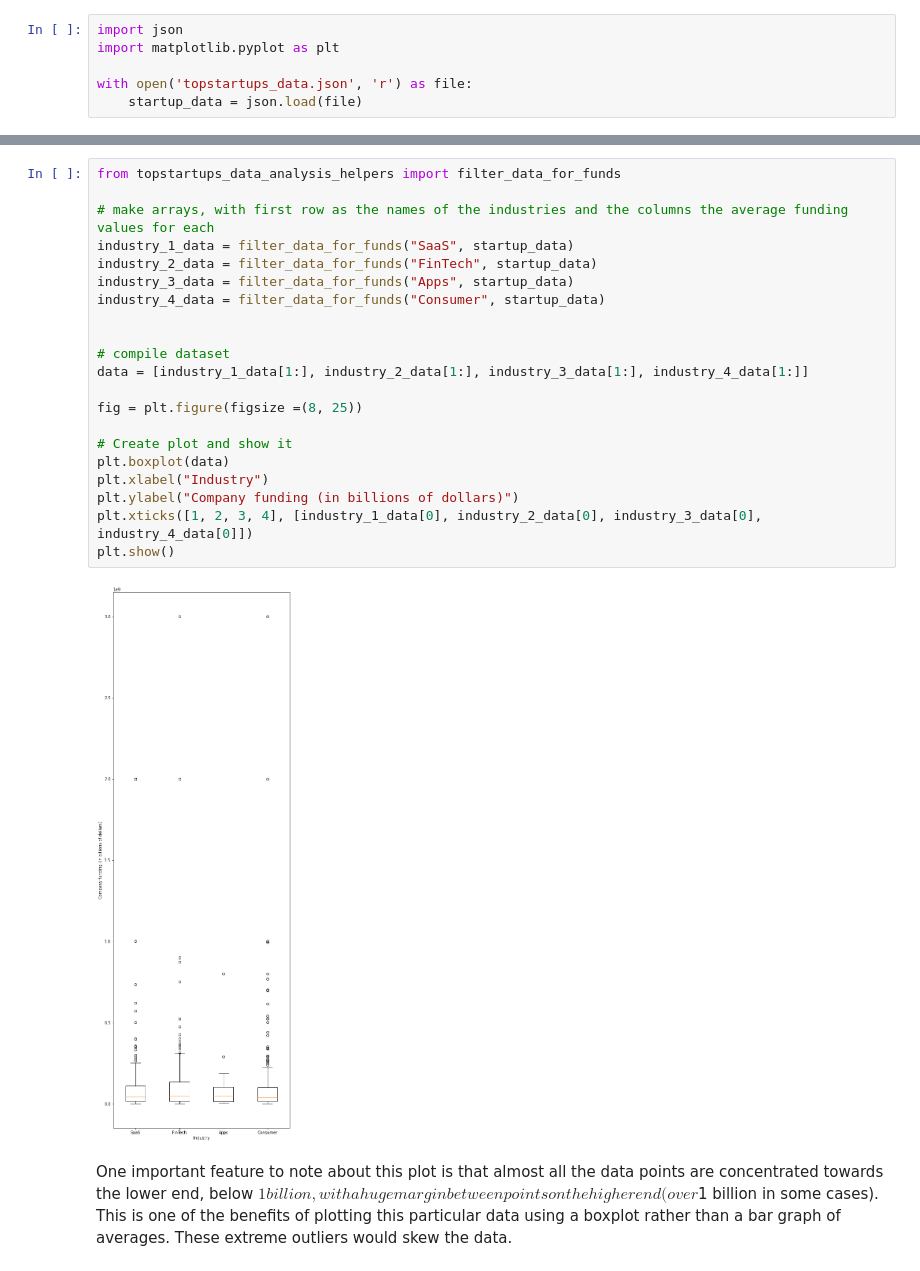
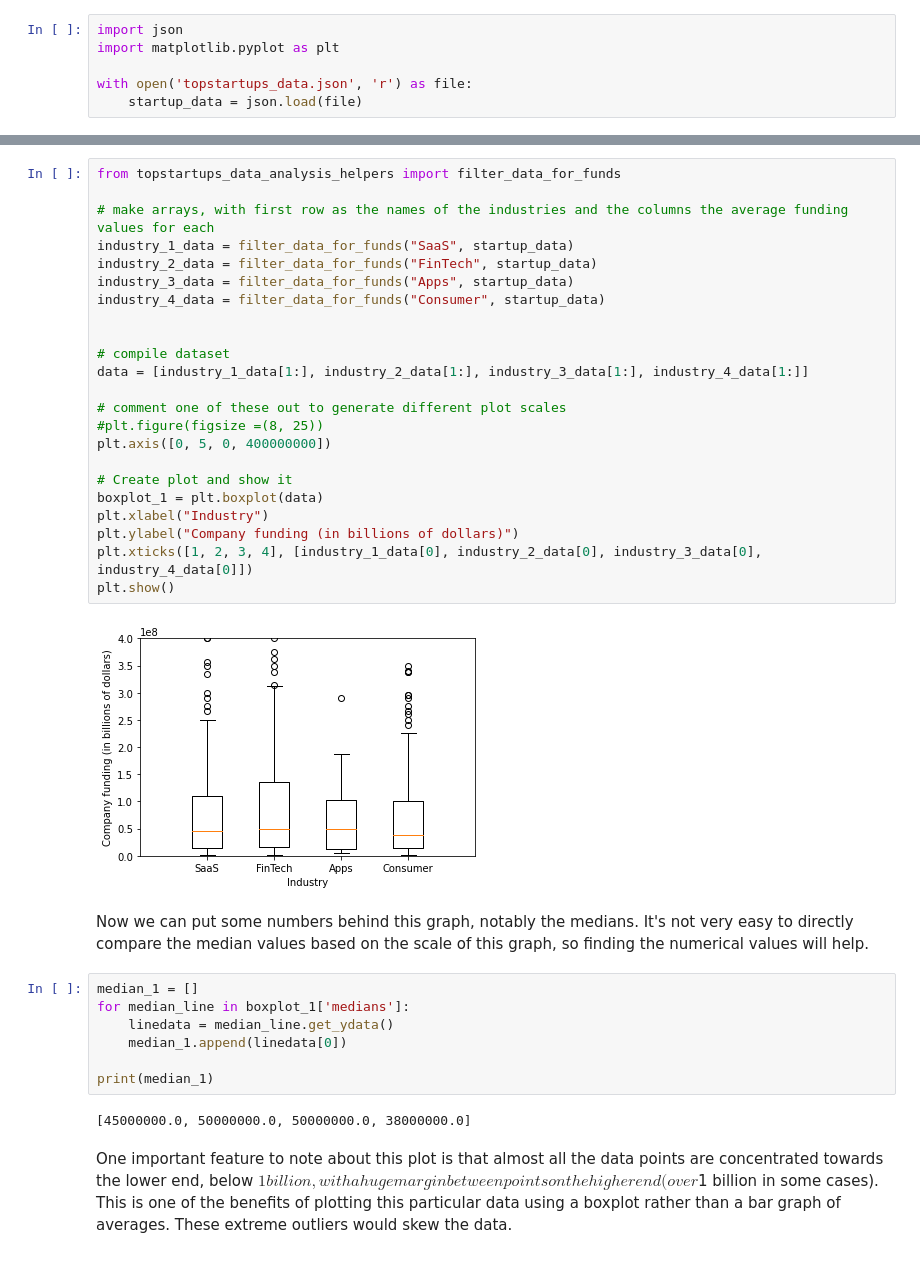
Before and after one commit to olincollege/startup-success-trends, a Jupyter notebook: topstartups_data_analysis.ipynb, the cells around one changed output, grey strips where cells are left out. Saved outputs shown, nothing was run; the diff lists cells and outputs as text.

```diff
--- a/topstartups_data_analysis.ipynb
+++ b/topstartups_data_analysis.ipynb
@@ -63,26 +65,39 @@ Run the cell below to filter out companies based on industry.
 # %%
 from topstartups_data_analysis_helpers import filter_data_for_funds
 
 # make arrays, with first row as the names of the industries and the columns the average funding values for each
 industry_1_data = filter_data_for_funds("SaaS", startup_data)
 industry_2_data = filter_data_for_funds("FinTech", startup_data)
 industry_3_data = filter_data_for_funds("Apps", startup_data)
 industry_4_data = filter_data_for_funds("Consumer", startup_data)
 
 
 # compile dataset
 data = [industry_1_data[1:], industry_2_data[1:], industry_3_data[1:], industry_4_data[1:]]
 
-fig = plt.figure(figsize =(8, 25))
+# comment one of these out to generate different plot scales
+#plt.figure(figsize =(8, 25))
+plt.axis([0, 5, 0, 400000000])
 
 # Create plot and show it
-plt.boxplot(data)
+boxplot_1 = plt.boxplot(data)
 plt.xlabel("Industry")
 plt.ylabel("Company funding (in billions of dollars)")
 plt.xticks([1, 2, 3, 4], [industry_1_data[0], industry_2_data[0], industry_3_data[0], industry_4_data[0]])
 plt.show()
 # %% [output]
-[figure, old version]
+[figure, new version]
+# %% [markdown]
+Now we can put some numbers behind this graph, notably the medians. It's not very easy to directly compare the median values based on the scale of this graph, so finding the numerical values will help.
+# %%
+median_1 = []
+for median_line in boxplot_1['medians']:
+    linedata = median_line.get_ydata()
+    median_1.append(linedata[0])
+
+print(median_1)
+# %% [output]
+[45000000.0, 50000000.0, 50000000.0, 38000000.0]
 # %% [markdown]
 One important feature to note about this plot is that almost all the data points are concentrated towards the lower end, below $1 billion, with a huge margin between points on the higher end (over $1 billion in some cases). This is one of the benefits of plotting this particular data using a boxplot rather than a bar graph of averages. These extreme outliers would skew the data.
 # %% [markdown]
```
Also changed, not shown: parts of 4 cells of this notebook, 1 other file.
